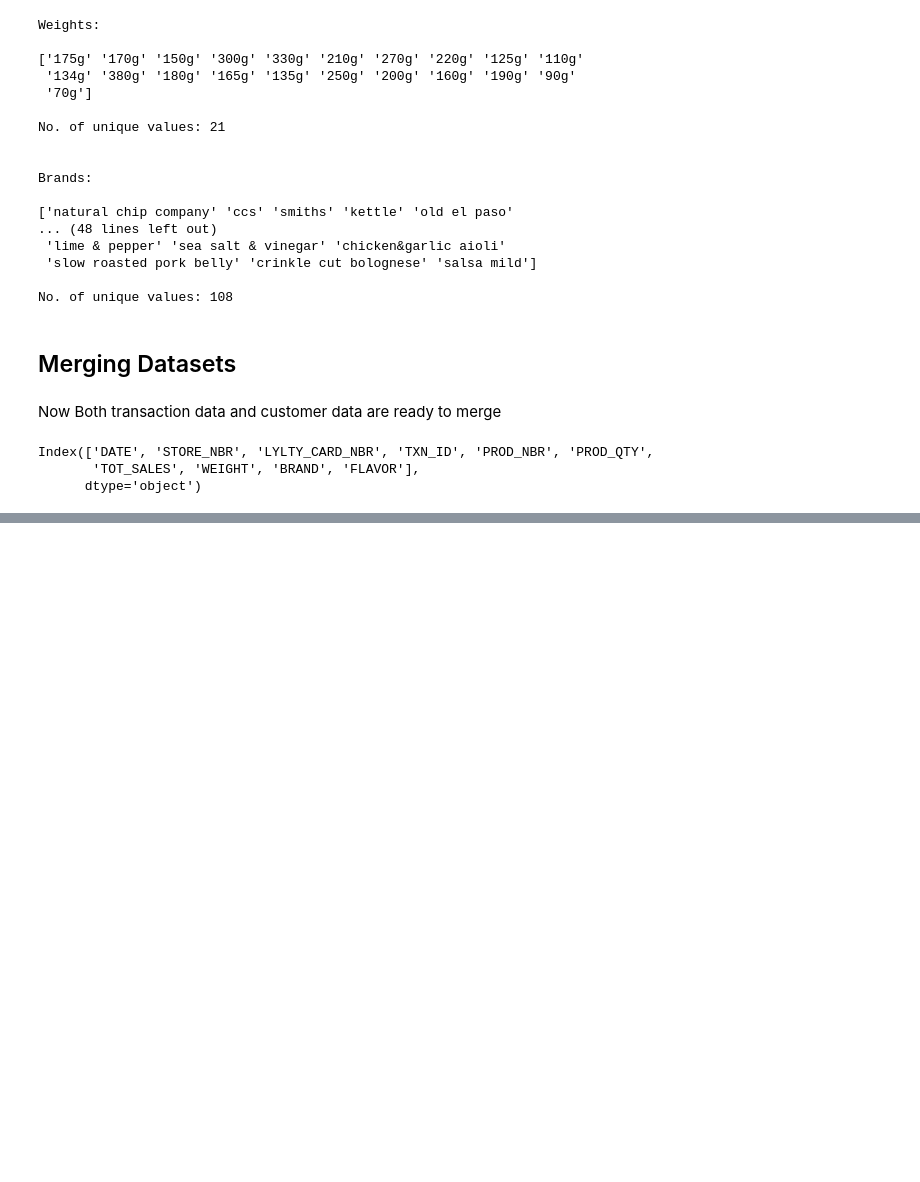
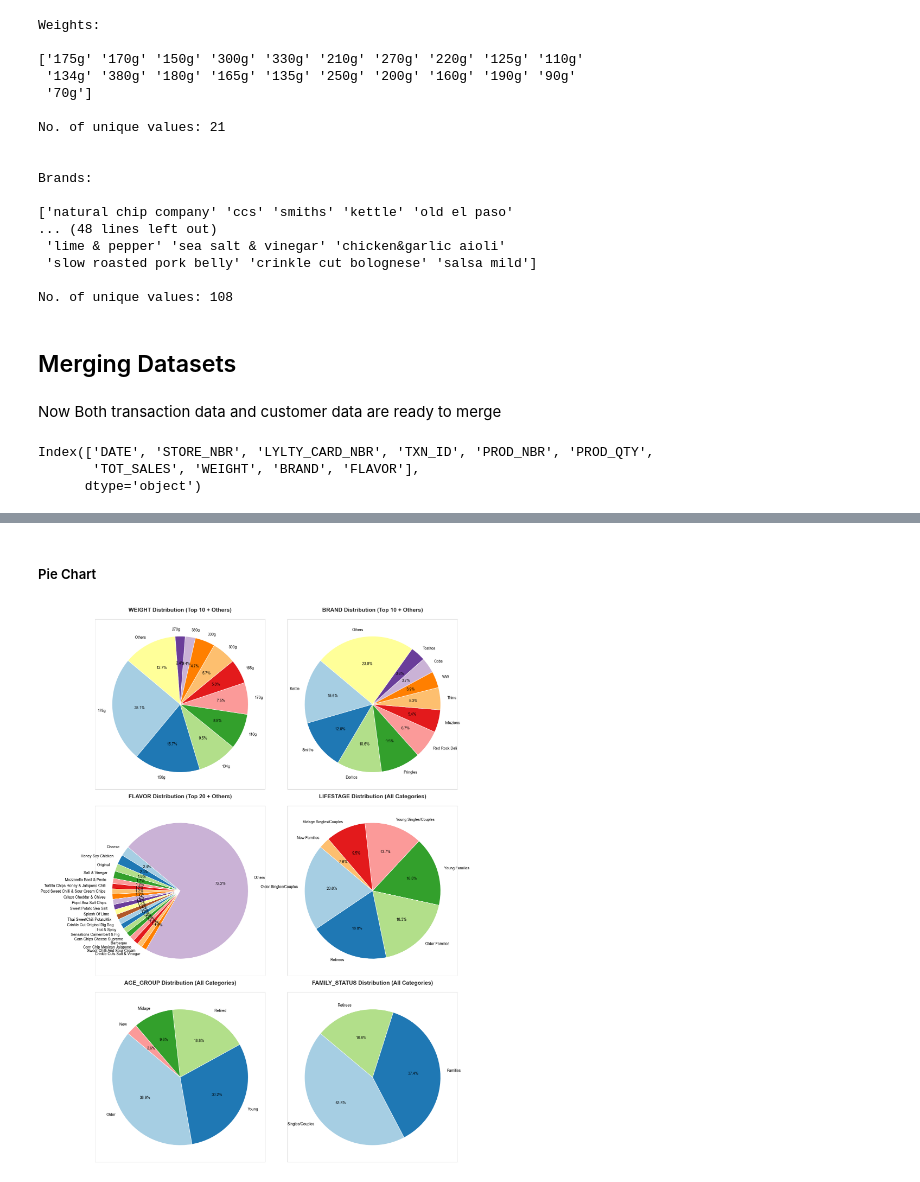
Before and after one commit to Shrashtichouhan14/CustomerSegmentation, a Jupyter notebook: Code/Analysis.ipynb, the cells around one changed output, grey strips where cells are left out. Cells and saved outputs as stored; diff of their text form; code cells hidden in the pictures; blank space fills up the shorter version.

```diff
--- a/Code/Analysis.ipynb
+++ b/Code/Analysis.ipynb
@@ -746,0 +961,80 @@ dtype: int64
+# %% [markdown]
+##### Pie Chart
+# %%
+import matplotlib.pyplot as plt
+from matplotlib.patches import FancyBboxPatch
+
+# List of columns
+Columns = ['WEIGHT', 'BRAND', 'FLAVOR', 'LIFESTAGE', 'AGE_GROUP', 'FAMILY_STATUS']
+
+# Optional: define top_n only for selected columns
+top_n_per_column = {
+    'WEIGHT': 10,
+    'BRAND': 10,
+    'FLAVOR': 20
+    # 'LIFESTAGE', 'AGE_GROUP', 'FAMILY_STATUS' will show all
+}
+
+# Grid setup
+num_cols = 2
+num_rows = -(-len(Columns) // num_cols)
+fig, axes = plt.subplots(num_rows, num_cols, figsize=(16, num_rows * 7))
+axes = axes.flatten()
+
+# Color palette
+colors = plt.cm.Paired.colors
+
+for i, col in enumerate(Columns):
+    ax = axes[i]
+
+    # Fancy background patch (card-like)
+    ax.set_facecolor("#f5f5f5")
+    rect = FancyBboxPatch(
+        (0, 0), 1, 1,
+        transform=ax.transAxes,
+        boxstyle="round,pad=0.03",
+        linewidth=1.5,
+        edgecolor="#999999",
+        facecolor="#ffffff",
+        mutation_scale=0.02,
+        zorder=-1,
+    )
+    ax.add_patch(rect)
+
+    # Value counts
+    counts = merged_df[col].value_counts()
+    top_n = top_n_per_column.get(col, None)
+
+    if top_n is not None:
+        top_counts = counts[:top_n]
+        others_count = counts[top_n:].sum()
+        final_counts = top_counts.copy()
+        if others_count > 0:
+            final_counts['Others'] = others_count
+        title = f"{col} Distribution (Top {top_n} + Others)"
+    else:
+        final_counts = counts
+        title = f"{col} Distribution (All Categories)"
+
+    # Pie chart
+    wedges, texts, autotexts = ax.pie(
+        final_counts,
+        labels=final_counts.index,
+        autopct='%1.1f%%',
+        startangle=140,
+        textprops={'fontsize': 10, 'color': 'black'},
+        wedgeprops={'edgecolor': 'white'},
+        colors=colors
+    )
+
+    # Title
+    ax.set_title(title, fontsize=15, fontweight='bold', pad=20)
+
+# Remove empty axes
+for j in range(len(Columns), len(axes)):
+    fig.delaxes(axes[j])
+
+plt.tight_layout()
+plt.show()
+# %% [output]
+[figure, added]
```
Also changed, not shown: parts of 92 cells of this notebook.
